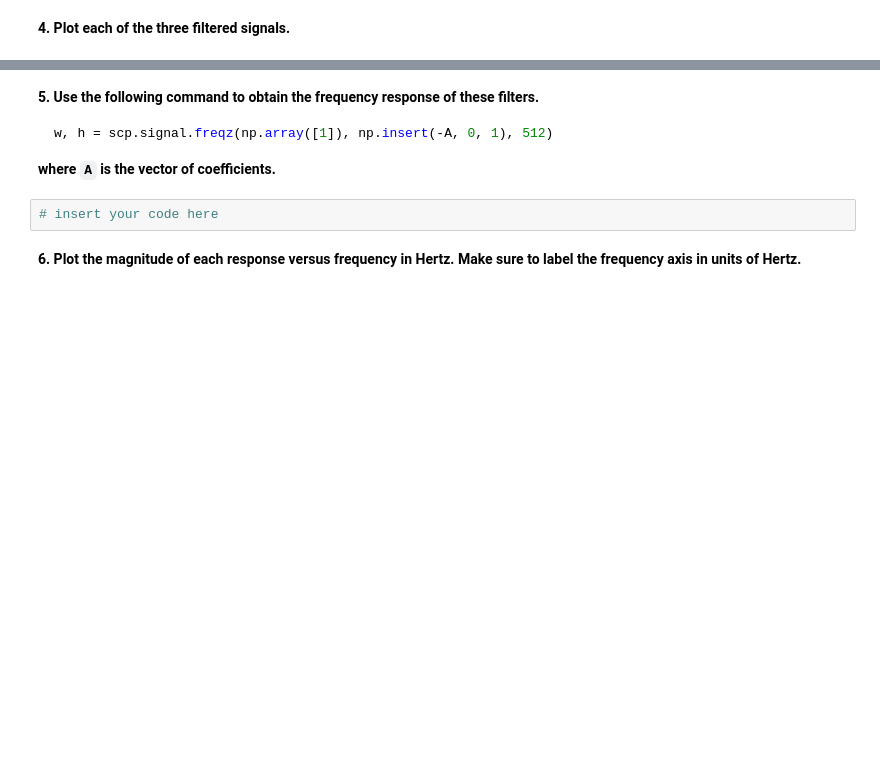
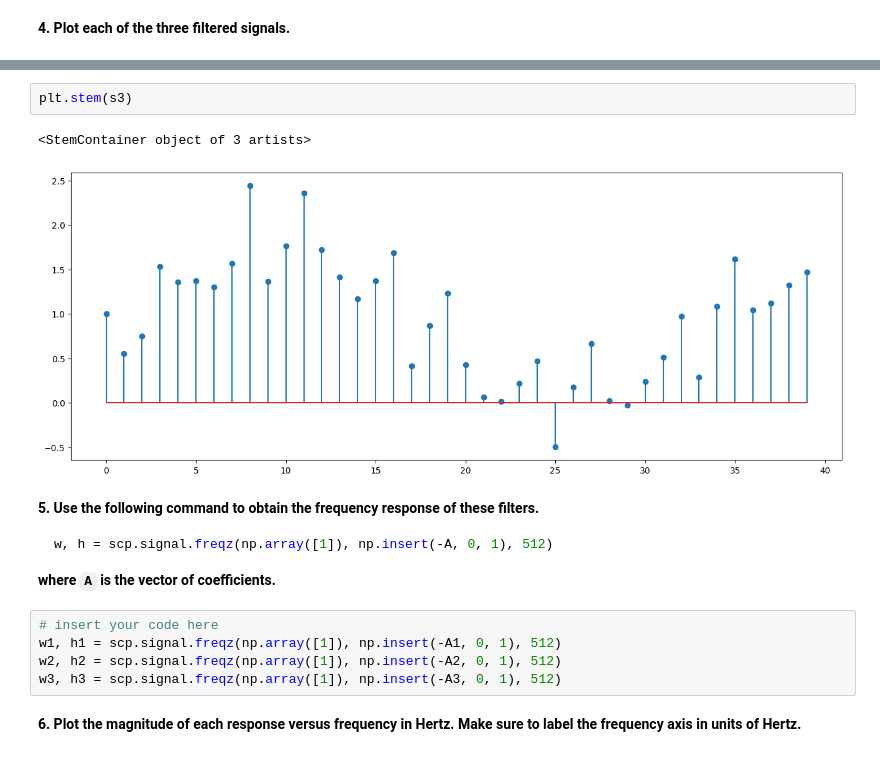
Before and after one commit to cdavin2/dsp_lab09b, a Jupyter notebook: lab09b_final_report.ipynb, the cells around one changed output, grey strips where cells are left out. Cells and saved outputs as stored; diff of their text form; blank space fills up the shorter version.

````diff
--- a/lab09b_final_report.ipynb
+++ b/lab09b_final_report.ipynb
@@ -85,11 +106,19 @@ s = scp.signal.lfilter(np.array([1]), np.insert(-A, 0, 1), x)
+# %%
+plt.stem(s3)
+# %% [output]
+<StemContainer object of 3 artists>
+[figure, added]
 # %% [markdown]
 **5. Use the following command to obtain the frequency response of these filters.**
 ```python
 w, h = scp.signal.freqz(np.array([1]), np.insert(-A, 0, 1), 512)
 ```
 **where `A` is the vector of coefficients.**
-# %%
-# insert your code here
+# %%
+# insert your code here
+w1, h1 = scp.signal.freqz(np.array([1]), np.insert(-A1, 0, 1), 512)
+w2, h2 = scp.signal.freqz(np.array([1]), np.insert(-A2, 0, 1), 512)
+w3, h3 = scp.signal.freqz(np.array([1]), np.insert(-A3, 0, 1), 512)
 # %% [markdown]
 **6. Plot the magnitude of each response versus frequency in Hertz. Make sure to label the frequency axis in units of Hertz.**
 # %%
````
Also changed, not shown: parts of 11 cells of this notebook.
